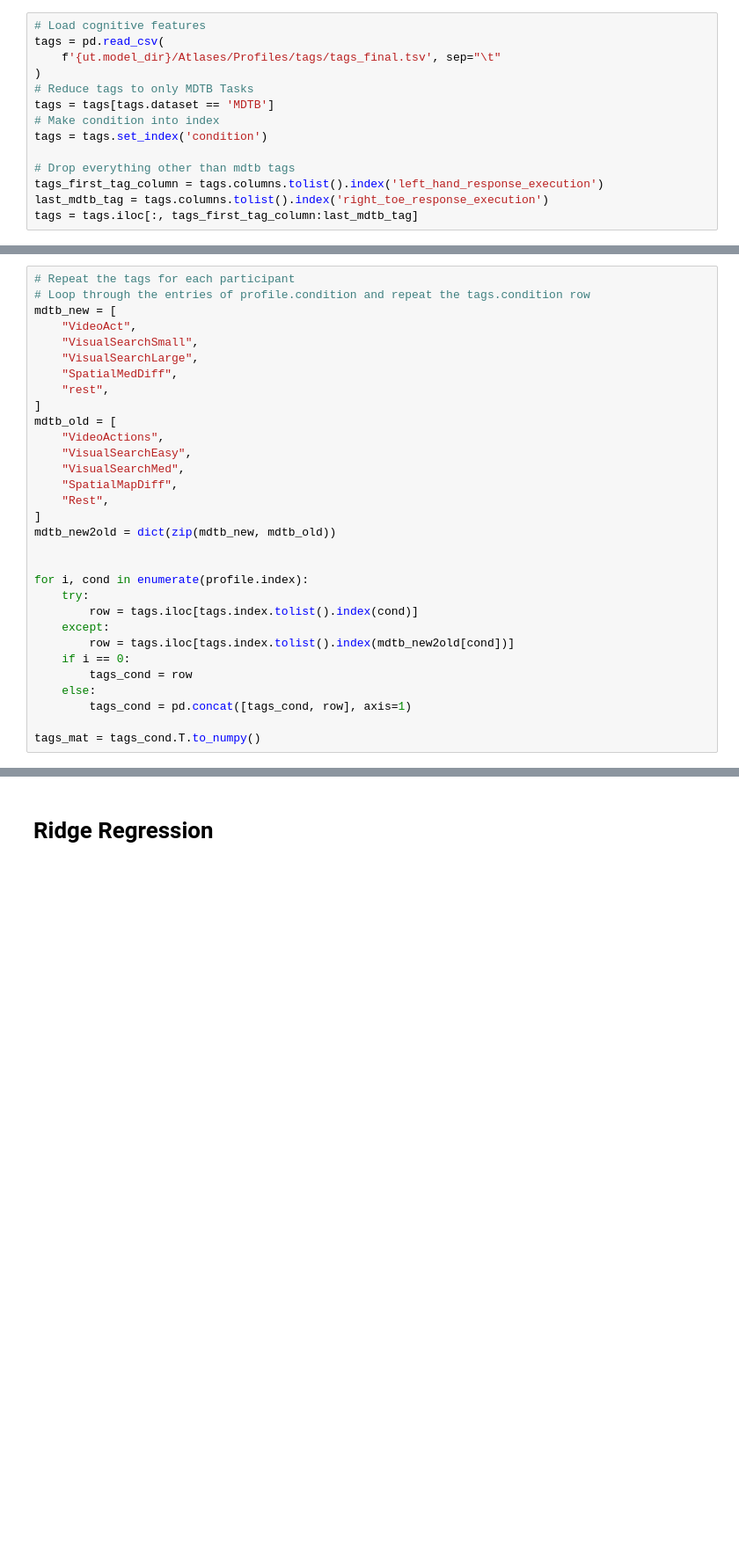
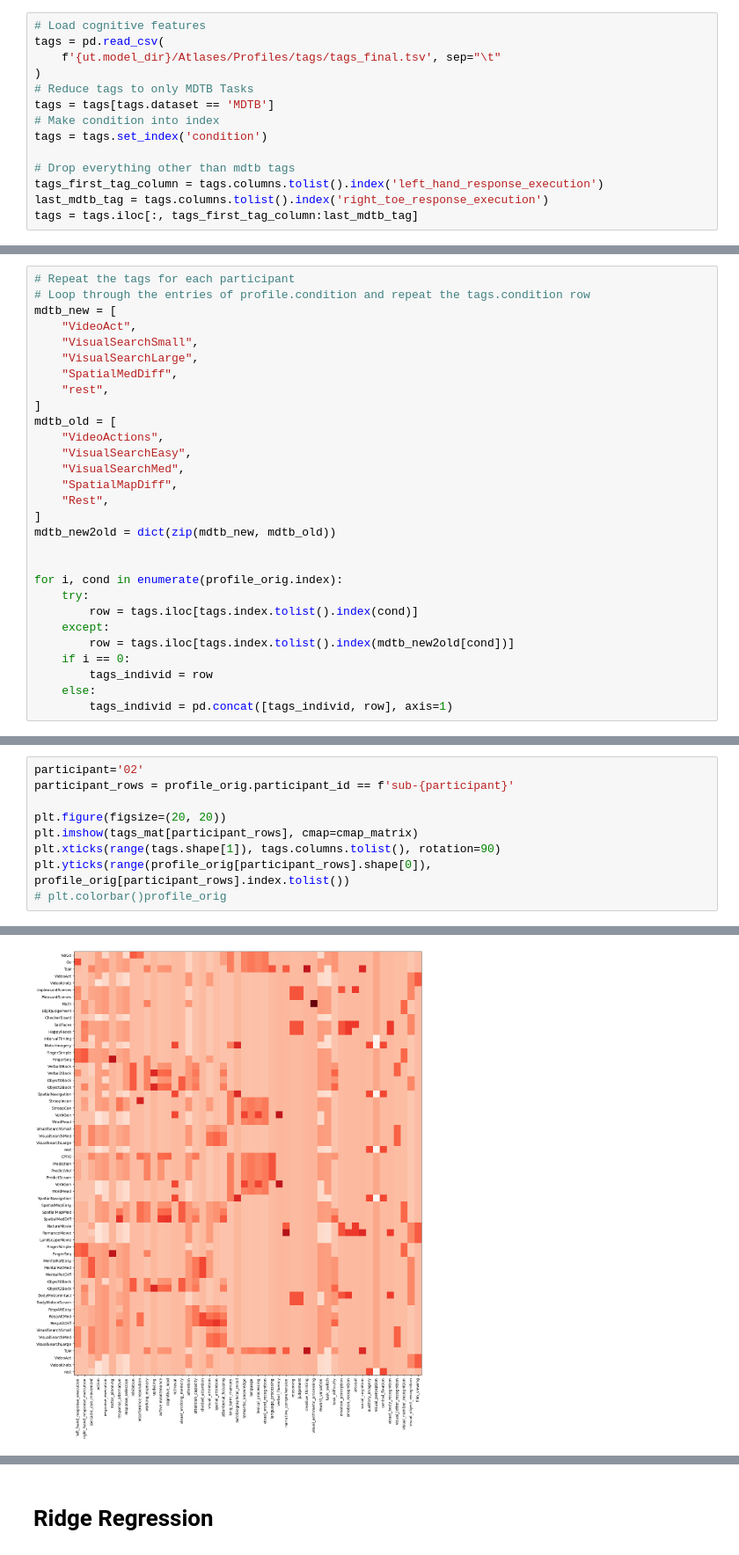
Before and after one commit to DiedrichsenLab/ProbabilisticParcellation, a Jupyter notebook: notebooks/atlas_paper/cognitive_features_mdtb_data.ipynb, the cells around one changed output, grey strips where cells are left out. Shown at 88% size. Cells and saved outputs as stored; diff of their text form; blank space fills up the shorter version.

```diff
--- a/notebooks/atlas_paper/cognitive_features_mdtb_data.ipynb
+++ b/notebooks/atlas_paper/cognitive_features_mdtb_data.ipynb
@@ -105,14 +153,12 @@ mdtb_old = [
 mdtb_new2old = dict(zip(mdtb_new, mdtb_old))
 
 
-for i, cond in enumerate(profile.index):
+for i, cond in enumerate(profile_orig.index):
     try:
         row = tags.iloc[tags.index.tolist().index(cond)]
     except:
         row = tags.iloc[tags.index.tolist().index(mdtb_new2old[cond])]
     if i == 0:
-        tags_cond = row
+        tags_individ = row
     else:
-        tags_cond = pd.concat([tags_cond, row], axis=1)
-
-tags_mat = tags_cond.T.to_numpy()
+        tags_individ = pd.concat([tags_individ, row], axis=1)
@@ -158,0 +174,10 @@ plt.imshow(tags_mat.T, vmin=0, vmax=1)
+# %%
+participant='02'
+participant_rows = profile_orig.participant_id == f'sub-{participant}'
+
+plt.figure(figsize=(20, 20))
+plt.imshow(tags_mat[participant_rows], cmap=cmap_matrix)
+plt.xticks(range(tags.shape[1]), tags.columns.tolist(), rotation=90)
+plt.yticks(range(profile_orig[participant_rows].shape[0]), profile_orig[participant_rows].index.tolist())
+# plt.colorbar()profile_orig
+# %% [output]
@@ -158,0 +201 @@ plt.imshow(tags_mat.T, vmin=0, vmax=1)
+[figure, added]
```
Also changed, not shown: parts of 22 cells of this notebook.
